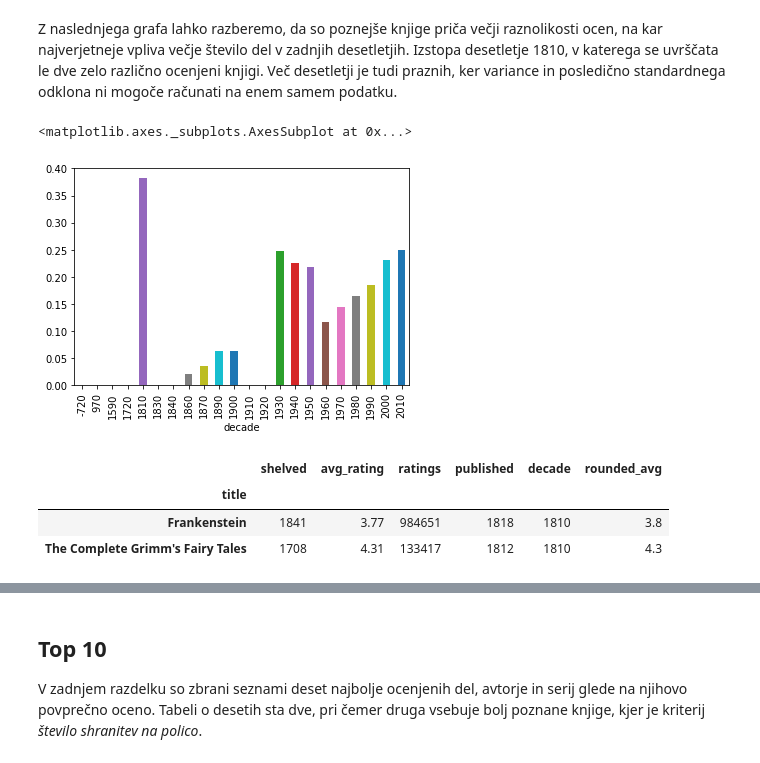
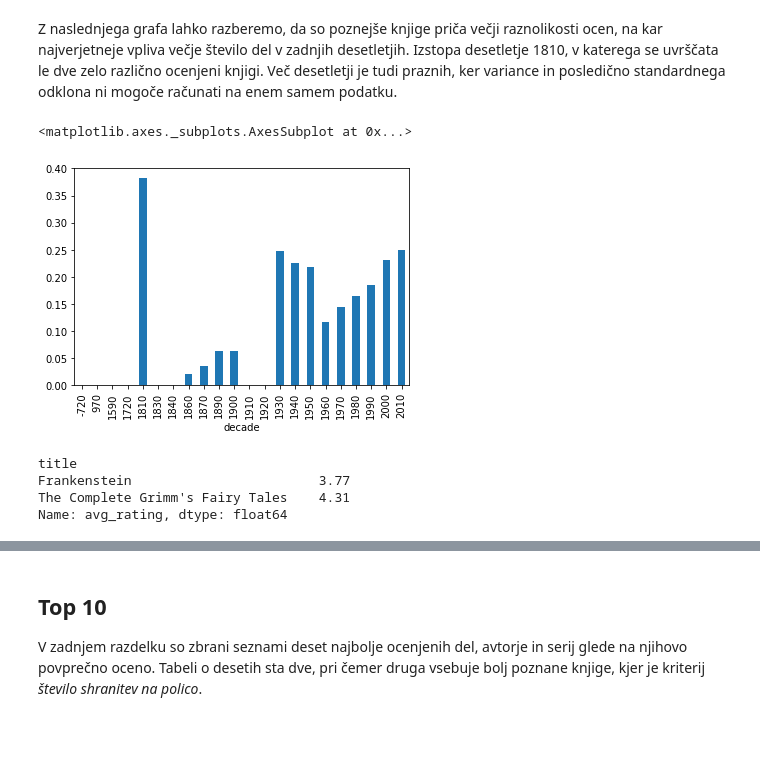
Before and after one commit to nikerzetic/programiranje-1-projektna-naloga, a Jupyter notebook: data_analysis.ipynb, the cells around one changed output, grey strips where cells are left out. Saved outputs shown, nothing was run; the diff lists cells and outputs as text; code cells hidden in the pictures; blank space fills up the shorter version.

```diff
--- a/data_analysis.ipynb
+++ b/data_analysis.ipynb
@@ -142,14 +202,14 @@ knjige_po_desetletjih.mean().plot.bar(y='avg_rating')
 # %% [markdown]
 Z naslednjega grafa lahko razberemo, da so poznejše knjige priča večji raznolikosti ocen, na kar najverjetneje vpliva večje število del v zadnjih desetletjih. Izstopa desetletje 1810, v katerega se uvrščata le dve zelo različno ocenjeni knjigi. Več desetletji je tudi praznih, ker variance in posledično standardnega odklona ni mogoče računati na enem samem podatku.
 # %%
-knjige_po_desetletjih['avg_rating'].std().plot.bar()
+knjige_po_desetletjih['avg_rating'].std().plot.bar(color='C0')
 # %% [output]
 <matplotlib.axes._subplots.AxesSubplot at 0x...>
-[figure, old version]
+[figure, new version]
 # %%
-knjige[knjige.decade == 1810]
+knjige[knjige.decade == 1810]['avg_rating']
 # %% [output]
-|  | shelved | avg_rating | ratings | published | decade | rounded_avg |
-| title |  |  |  |  |  |  |
-| Frankenstein | 1841 | 3.77 | 984651 | 1818 | 1810 | 3.8 |
-| The Complete Grimm's Fairy Tales | 1708 | 4.31 | 133417 | 1812 | 1810 | 4.3 |
+title
+Frankenstein                        3.77
+The Complete Grimm's Fairy Tales    4.31
+Name: avg_rating, dtype: float64
```
Also changed, not shown: parts of 29 cells of this notebook, 3 other files.
